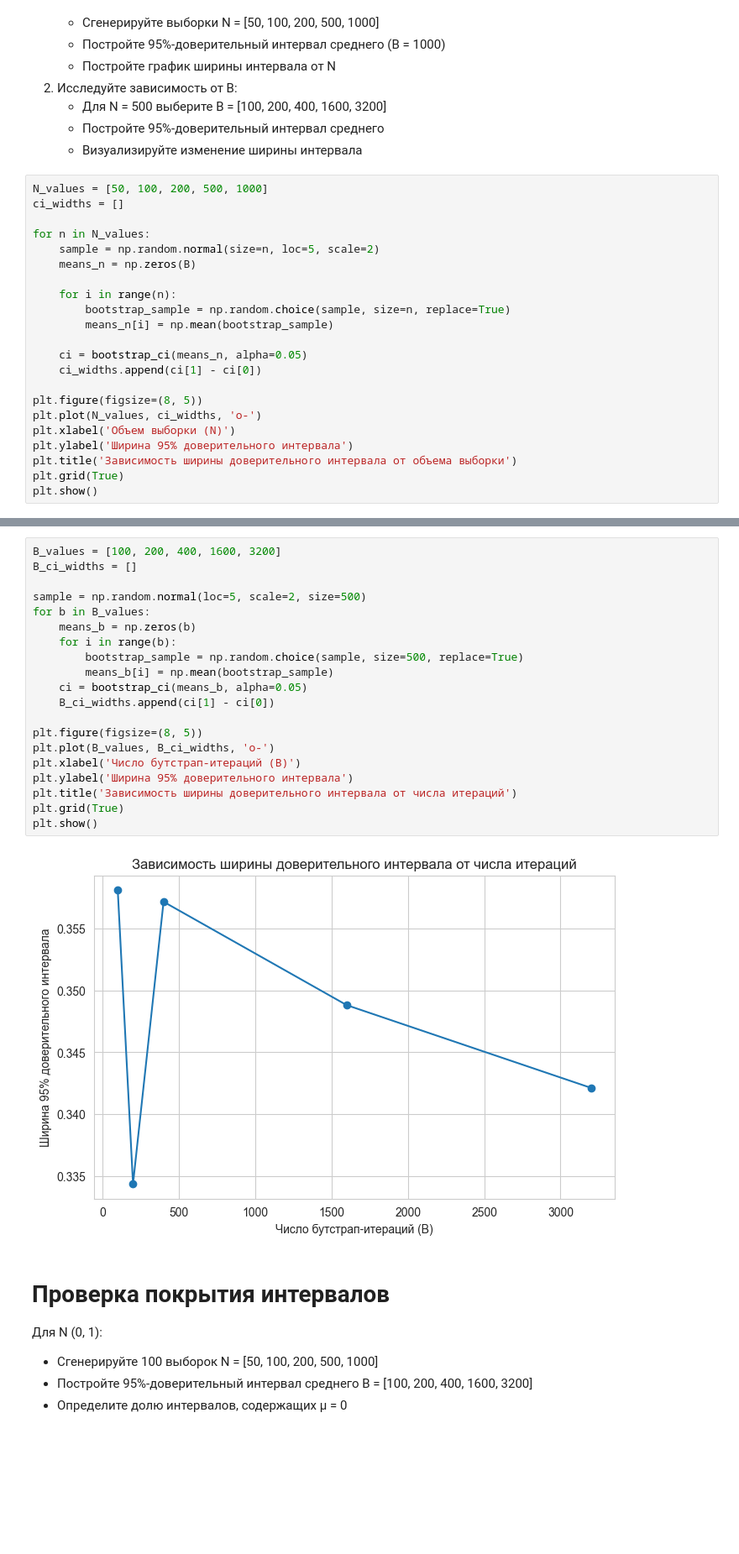
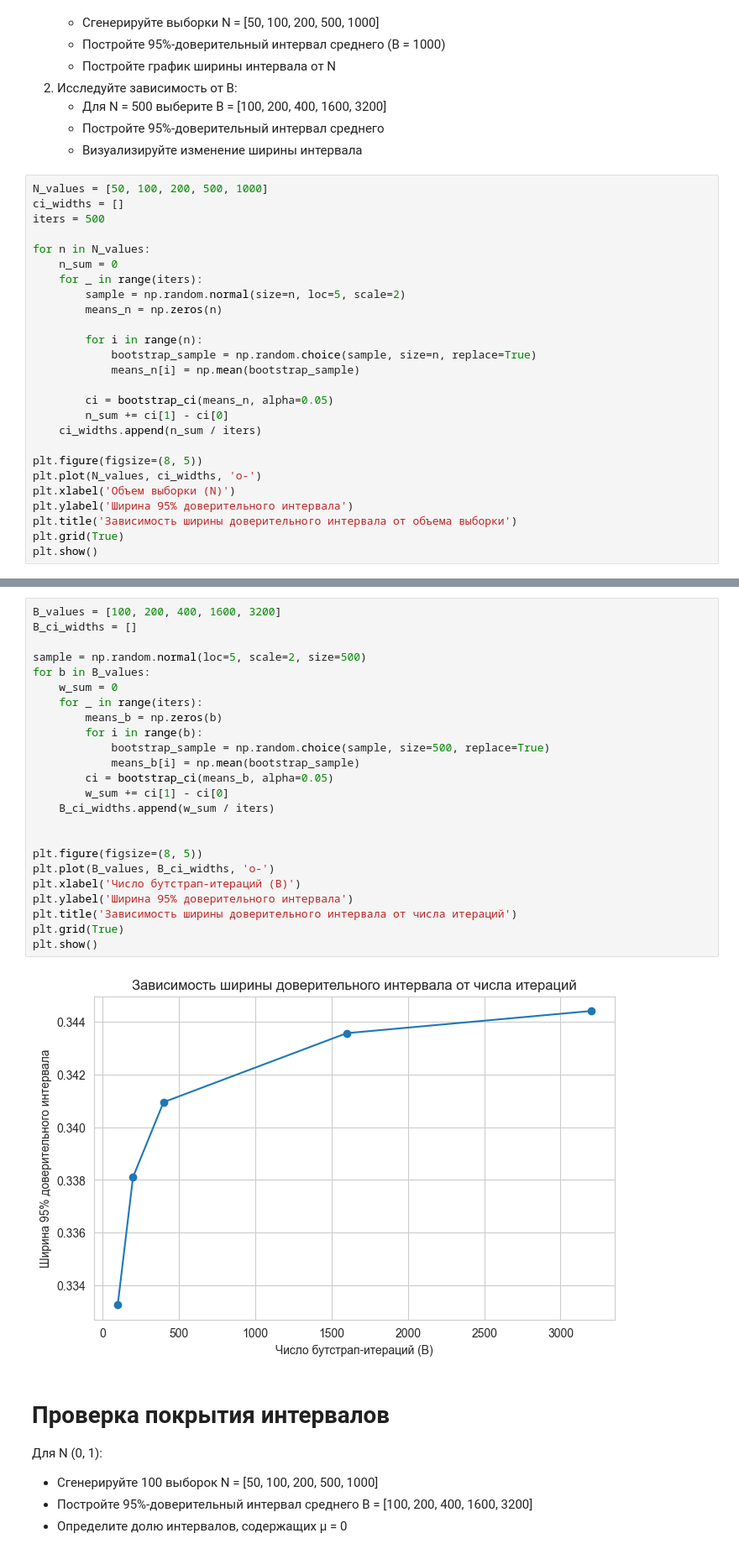
Before and after one commit to vorandpav/Statistic_Labs, a Jupyter notebook: Lab3/lab3.ipynb, the cells around one changed output, grey strips where cells are left out. Shown: that part at 84% size. Drawn from its saved outputs; the diff is of its cells as text; blank space fills up the shorter version.

```diff
--- a/Lab3/lab3.ipynb
+++ b/Lab3/lab3.ipynb
@@ -192,17 +192,21 @@ plt.show()
 # %%
 N_values = [50, 100, 200, 500, 1000]
 ci_widths = []
+iters = 500
 
 for n in N_values:
-    sample = np.random.normal(size=n, loc=5, scale=2)
-    means_n = np.zeros(B)
+    n_sum = 0
+    for _ in range(iters):
+        sample = np.random.normal(size=n, loc=5, scale=2)
+        means_n = np.zeros(n)
 
-    for i in range(n):
-        bootstrap_sample = np.random.choice(sample, size=n, replace=True)
-        means_n[i] = np.mean(bootstrap_sample)
+        for i in range(n):
+            bootstrap_sample = np.random.choice(sample, size=n, replace=True)
+            means_n[i] = np.mean(bootstrap_sample)
 
-    ci = bootstrap_ci(means_n, alpha=0.05)
-    ci_widths.append(ci[1] - ci[0])
+        ci = bootstrap_ci(means_n, alpha=0.05)
+        n_sum += ci[1] - ci[0]
+    ci_widths.append(n_sum / iters)
 
 plt.figure(figsize=(8, 5))
 plt.plot(N_values, ci_widths, 'o-')
@@ -216,25 +220,29 @@ plt.show()
 # %%
 B_values = [100, 200, 400, 1600, 3200]
 B_ci_widths = []
 
 sample = np.random.normal(loc=5, scale=2, size=500)
 for b in B_values:
-    means_b = np.zeros(b)
-    for i in range(b):
-        bootstrap_sample = np.random.choice(sample, size=500, replace=True)
-        means_b[i] = np.mean(bootstrap_sample)
-    ci = bootstrap_ci(means_b, alpha=0.05)
-    B_ci_widths.append(ci[1] - ci[0])
+    w_sum = 0
+    for _ in range(iters):
+        means_b = np.zeros(b)
+        for i in range(b):
+            bootstrap_sample = np.random.choice(sample, size=500, replace=True)
+            means_b[i] = np.mean(bootstrap_sample)
+        ci = bootstrap_ci(means_b, alpha=0.05)
+        w_sum += ci[1] - ci[0]
+    B_ci_widths.append(w_sum / iters)
+
 
 plt.figure(figsize=(8, 5))
 plt.plot(B_values, B_ci_widths, 'o-')
 plt.xlabel('Число бутстрап-итераций (B)')
 plt.ylabel('Ширина 95% доверительного интервала')
 plt.title('Зависимость ширины доверительного интервала от числа итераций')
 plt.grid(True)
 plt.show()
 # %% [output]
-[figure, old version]
+[figure, new version]
 # %% [markdown]
 # Проверка покрытия интервалов
 Для N (0, 1):
```
Also changed, not shown: parts of 2 cells of this notebook.
